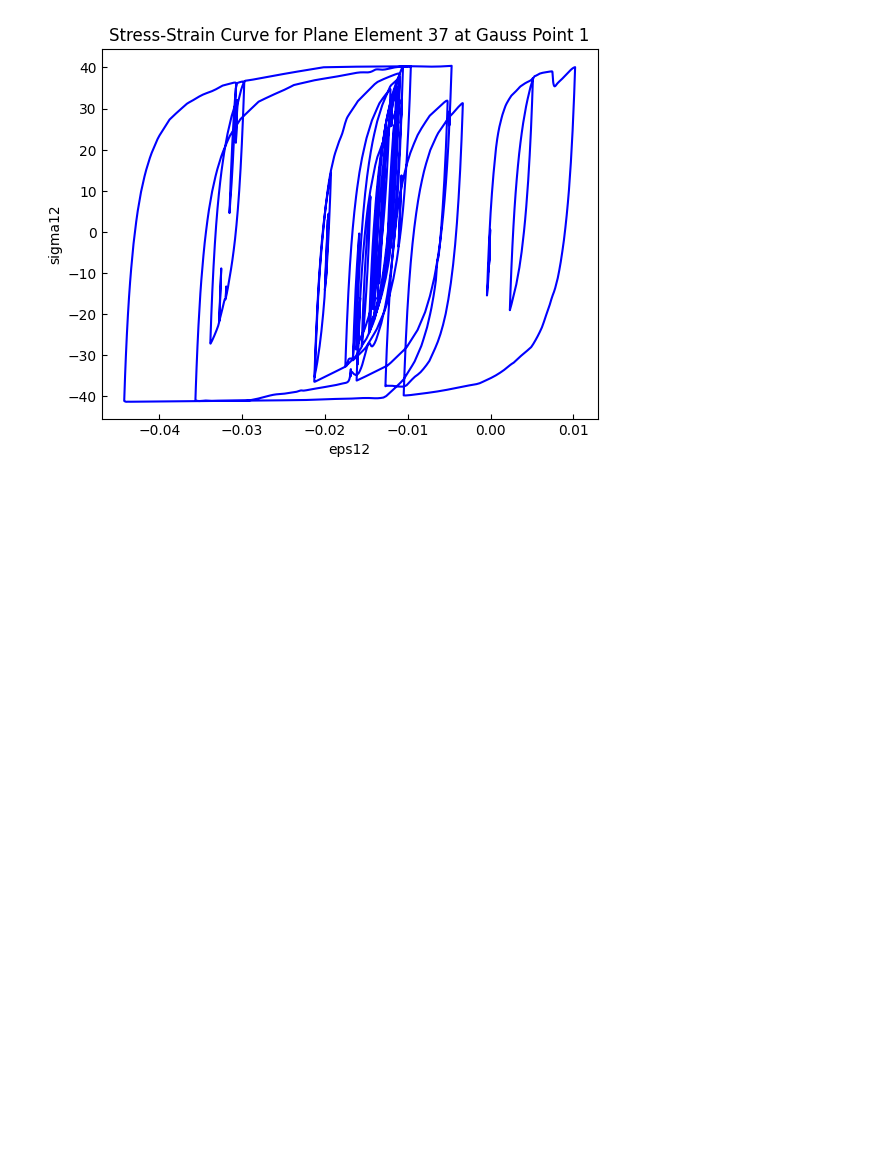
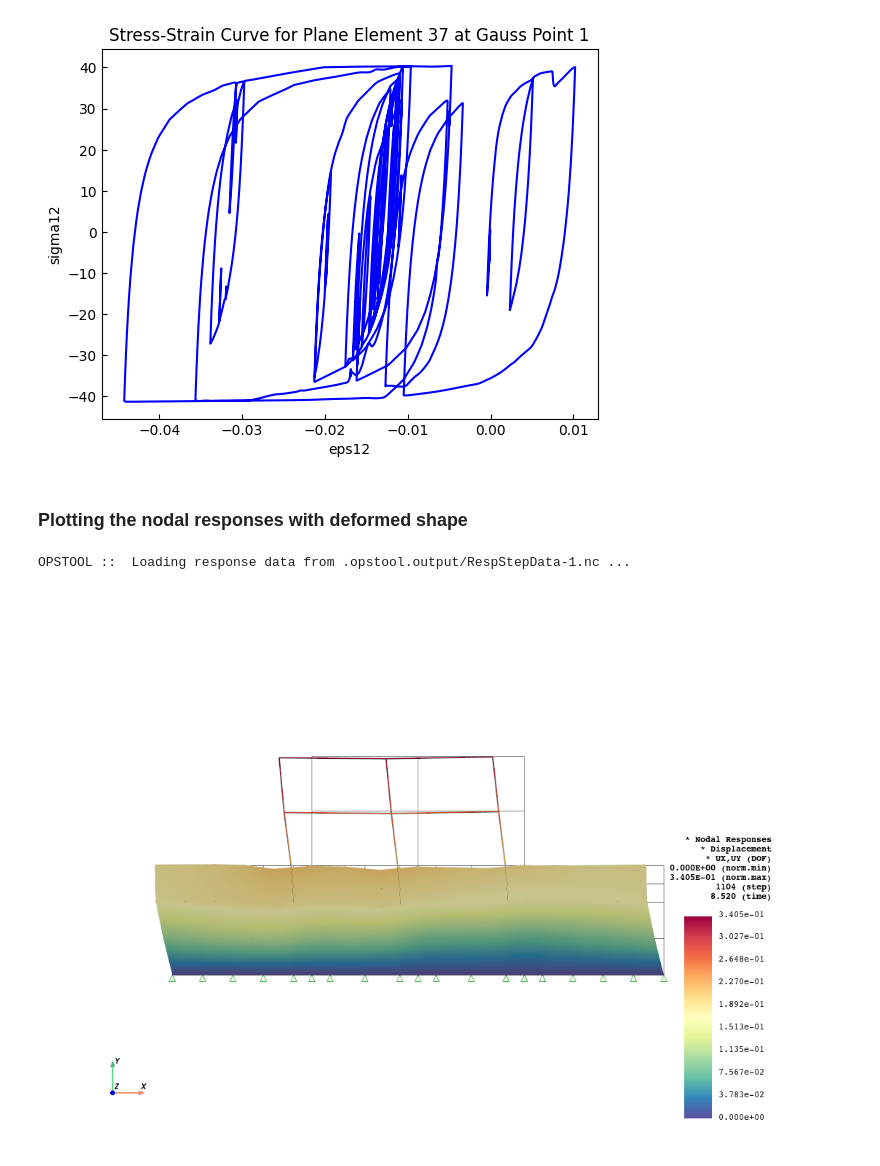
Before and after one commit to yexiang92/opstool, a Jupyter notebook: docs/examples/post/SSI-GUQUAN/ssi.ipynb, the cells around one changed output. Cells and saved outputs as stored; diff of their text form; code cells hidden in the pictures; blank space fills up the shorter version.

```diff
--- a/docs/examples/post/SSI-GUQUAN/ssi.ipynb
+++ b/docs/examples/post/SSI-GUQUAN/ssi.ipynb
@@ -112,3 +117,5 @@ plt.title("Stress-Strain Curve for Plane Element 37 at Gauss Point 1")
 plt.show()
 # %% [output]
 [figure]
+# %% [markdown]
+### Plotting the nodal responses with deformed shape
@@ -114,0 +130,15 @@ plt.show()
+# %%
+fig = opst.vis.pyvista.plot_nodal_responses(
+    odb_tag=1,
+    slides=False,
+    step="absMax",
+    resp_type="disp",
+    resp_dof=("UX", "UY"),
+    show_defo=True,
+    scale=1.5,
+    show_undeformed=True,
+)
+fig.show(jupyter_backend="jupyterlab")
+# %% [output]
+OPSTOOL ::  Loading response data from .opstool.output/RespStepData-1.nc ...
+[figure, added]
```
Also changed, not shown: parts of 10 cells of this notebook, 27 other files.
